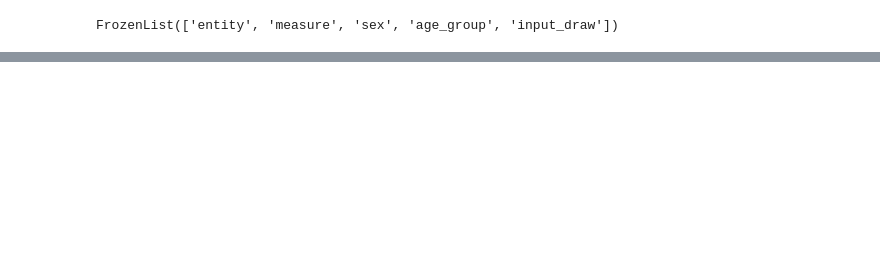
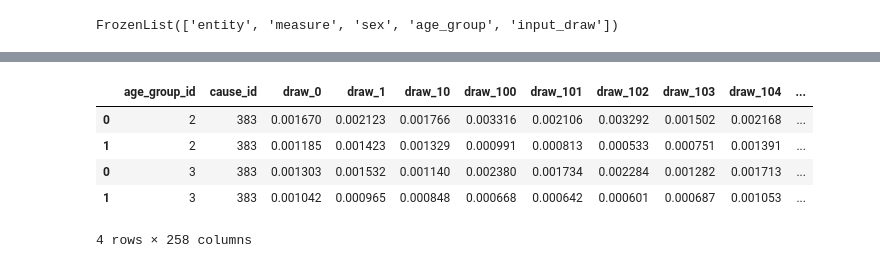
Before and after one commit to ihmeuw/vivarium_gates_mncnh, a Jupyter notebook: src/vivarium_gates_mncnh/validation/vc_notebooks/neonatal_checks.ipynb, the cells around one changed output, grey strips where cells are left out. Drawn from its saved outputs; the diff is of its cells as text; code cells hidden in the pictures; blank space fills up the shorter version.

```diff
--- a/src/vivarium_gates_mncnh/validation/vc_notebooks/neonatal_checks.ipynb
+++ b/src/vivarium_gates_mncnh/validation/vc_notebooks/neonatal_checks.ipynb
@@ -208,0 +233,9 @@ vc.plot_comparison(
+# %%
+gbd_enn_0 = gbd_births.set_index(['location_id','sex_id'])[['population']]
+gbd_enn_deaths = gbd_deaths.loc[gbd_deaths.age_group_id==2]
+gbd_enn_mortality_ratio = gbd_enn_deaths.merge(gbd_enn_0, on=['location_id','sex_id'])
+for col in draw_cols:
+    gbd_enn_mortality_ratio[col] = gbd_enn_mortality_ratio[col] / gbd_enn_mortality_ratio.population
+gbd_enn_mortality_ratio = gbd_enn_mortality_ratio.drop(columns='population').reset_index(drop=True)
+
+gbd_enn_mortality_ratio
@@ -208,0 +247,9 @@ vc.plot_comparison(
+# %%
+# Population of LNN age group start
+gbd_lnn_0 = gbd_enn_deaths.merge(gbd_enn_0, on=['location_id','sex_id'])
+for col in draw_cols:
+    gbd_lnn_0[col] = gbd_lnn_0.population - gbd_lnn_0[col]
+gbd_lnn_0 = gbd_lnn_0.drop(columns='population')
+gbd_lnn_0["age_group_id"] = 3  # This comes from gbd_enn_deaths above
+gbd_lnn_0 = gbd_lnn_0.set_index([col for col in gbd_lnn_0.columns if col not in draw_cols])
+gbd_lnn_0
@@ -208,0 +262,4 @@ vc.plot_comparison(
+# %%
+gbd_lnn_deaths = gbd_deaths.loc[gbd_deaths.age_group_id==3]
+gbd_lnn_deaths = gbd_lnn_deaths.set_index([col for col in gbd_lnn_deaths.columns if col not in draw_cols])
+gbd_lnn_deaths
@@ -208,0 +272,3 @@ vc.plot_comparison(
+# %%
+gbd_lnn_mortality_ratio = (gbd_lnn_deaths / gbd_lnn_0).reset_index()
+gbd_lnn_mortality_ratio
@@ -208,0 +280,10 @@ vc.plot_comparison(
+# %%
+gbd_mortality_ratio = pd.concat([gbd_enn_mortality_ratio, gbd_lnn_mortality_ratio])
+gbd_mortality_ratio
+# %% [output]
+|  | age_group_id | cause_id | draw_0 | draw_1 | draw_10 | draw_100 | draw_101 | draw_102 | draw_103 | draw_104 | ... |
+| 0 | 2 | 383 | 0.001670 | 0.002123 | 0.001766 | 0.003316 | 0.002106 | 0.003292 | 0.001502 | 0.002168 | ... |
+| 1 | 2 | 383 | 0.001185 | 0.001423 | 0.001329 | 0.000991 | 0.000813 | 0.000533 | 0.000751 | 0.001391 | ... |
+| 0 | 3 | 383 | 0.001303 | 0.001532 | 0.001140 | 0.002380 | 0.001734 | 0.002284 | 0.001282 | 0.001713 | ... |
+| 1 | 3 | 383 | 0.001042 | 0.000965 | 0.000848 | 0.000668 | 0.000642 | 0.000601 | 0.000687 | 0.001053 | ... |
+4 rows × 258 columns
```
Also changed, not shown: parts of 22 cells of this notebook.
